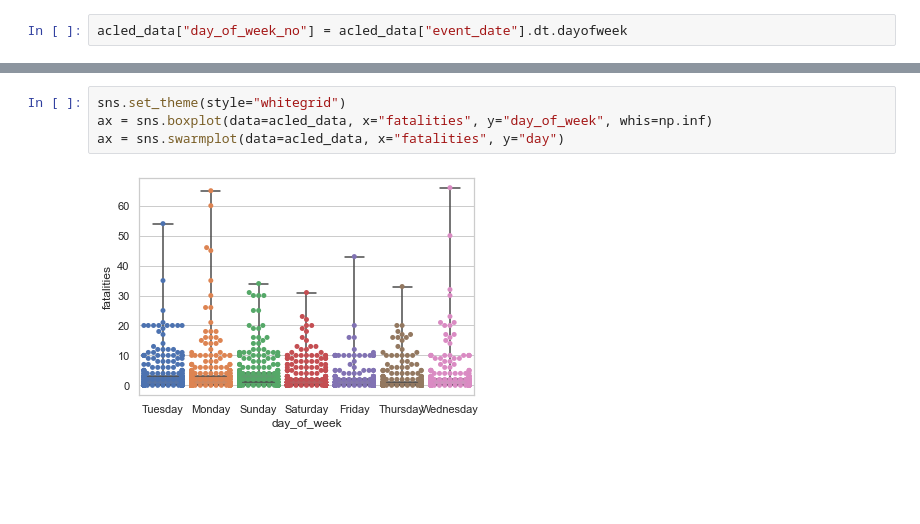
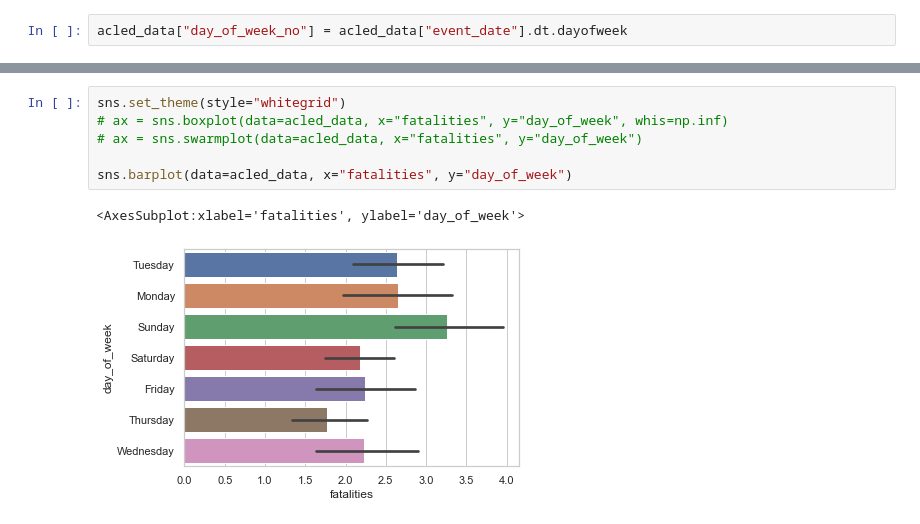
Before and after one commit to billyotieno/365daysofcode, a Jupyter notebook: 365daysofanalytics/acled_crisis_analysis/crisis_analysis_nig.ipynb, the cells around one changed output, grey strips where cells are left out. Saved outputs shown, nothing was run; the diff lists cells and outputs as text; blank space fills up the shorter version.

Commit message:
added graphs and charts for fatalities vs day of week

```diff
--- a/365daysofanalytics/acled_crisis_analysis/crisis_analysis_nig.ipynb
+++ b/365daysofanalytics/acled_crisis_analysis/crisis_analysis_nig.ipynb
@@ -149,7 +149,10 @@ dtypes: datetime64[ns](1), float64(3), int64(12), object(17)
 memory usage: 571.4+ KB
 # %%
 sns.set_theme(style="whitegrid")
-ax = sns.boxplot(data=acled_data, x="fatalities", y="day_of_week", whis=np.inf)
-ax = sns.swarmplot(data=acled_data, x="fatalities", y="day")
+# ax = sns.boxplot(data=acled_data, x="fatalities", y="day_of_week", whis=np.inf)
+# ax = sns.swarmplot(data=acled_data, x="fatalities", y="day_of_week")
+
+sns.barplot(data=acled_data, x="fatalities", y="day_of_week")
 # %% [output]
+<AxesSubplot:xlabel='fatalities', ylabel='day_of_week'>
-[figure, old version]
+[figure, new version]
```
Also changed, not shown: parts of 1 cell of this notebook.
